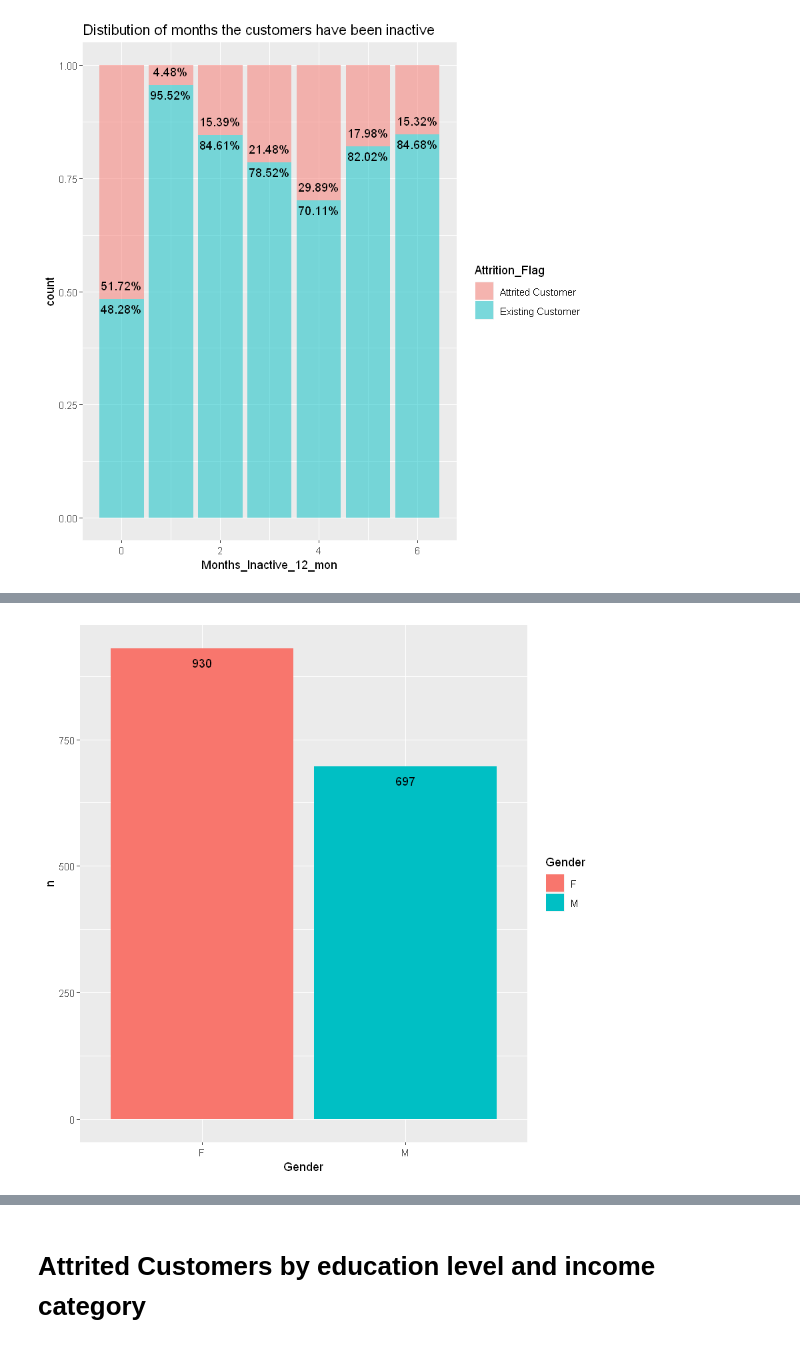
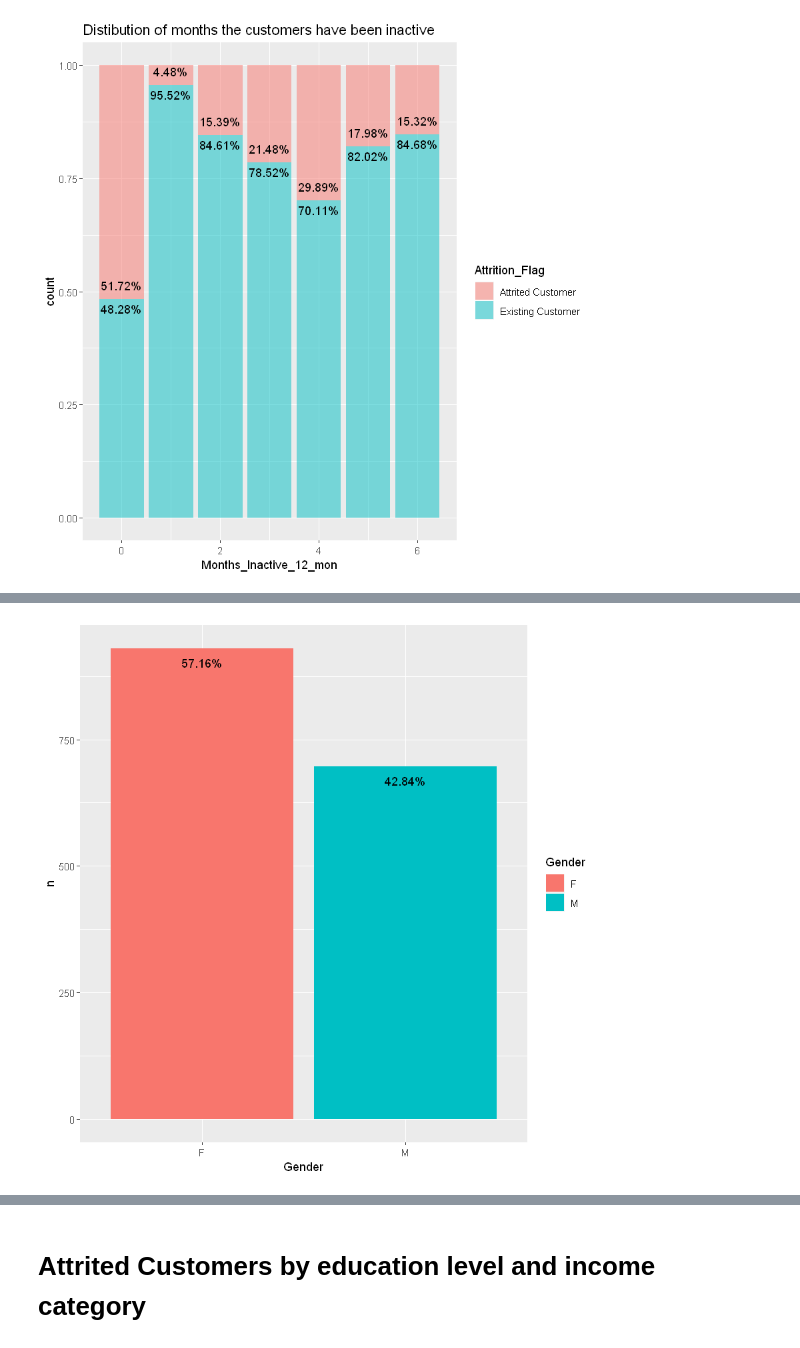
Before and after one commit to WeAreVR/Biba, a Jupyter notebook: BIBA.ipynb, the cells around one changed output, grey strips where cells are left out. Cells and saved outputs as stored; diff of their text form; code cells hidden in the pictures.

```diff
--- a/BIBA.ipynb
+++ b/BIBA.ipynb
@@ -190,9 +206,9 @@ ggtitle("Distibution of months the customers have been inactive")
 # %%
 dataset %>%
 filter(Attrition_Flag == "Attrited Customer") %>%
 count(Gender) %>%
 ggplot(aes(x = Gender, y = n,fill = Gender)) +
 geom_col()+
-geom_text(aes(label= n,vjust=2))
+geom_text(aes(label= percent((n/sum(n))),vjust=2))
 # %% [output]
-[figure, old version]
+[figure, new version]
```
Also changed, not shown: parts of 26 cells of this notebook.
